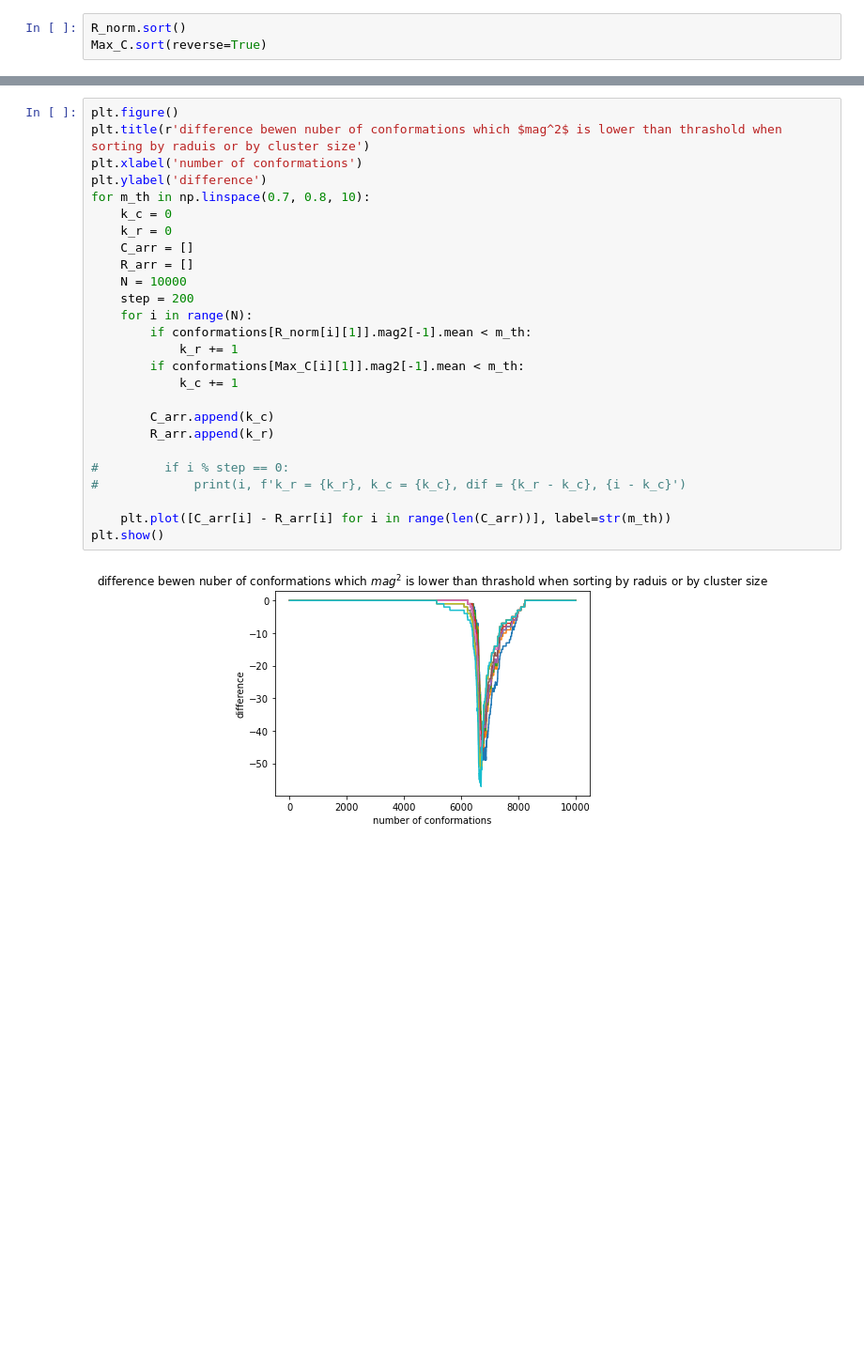
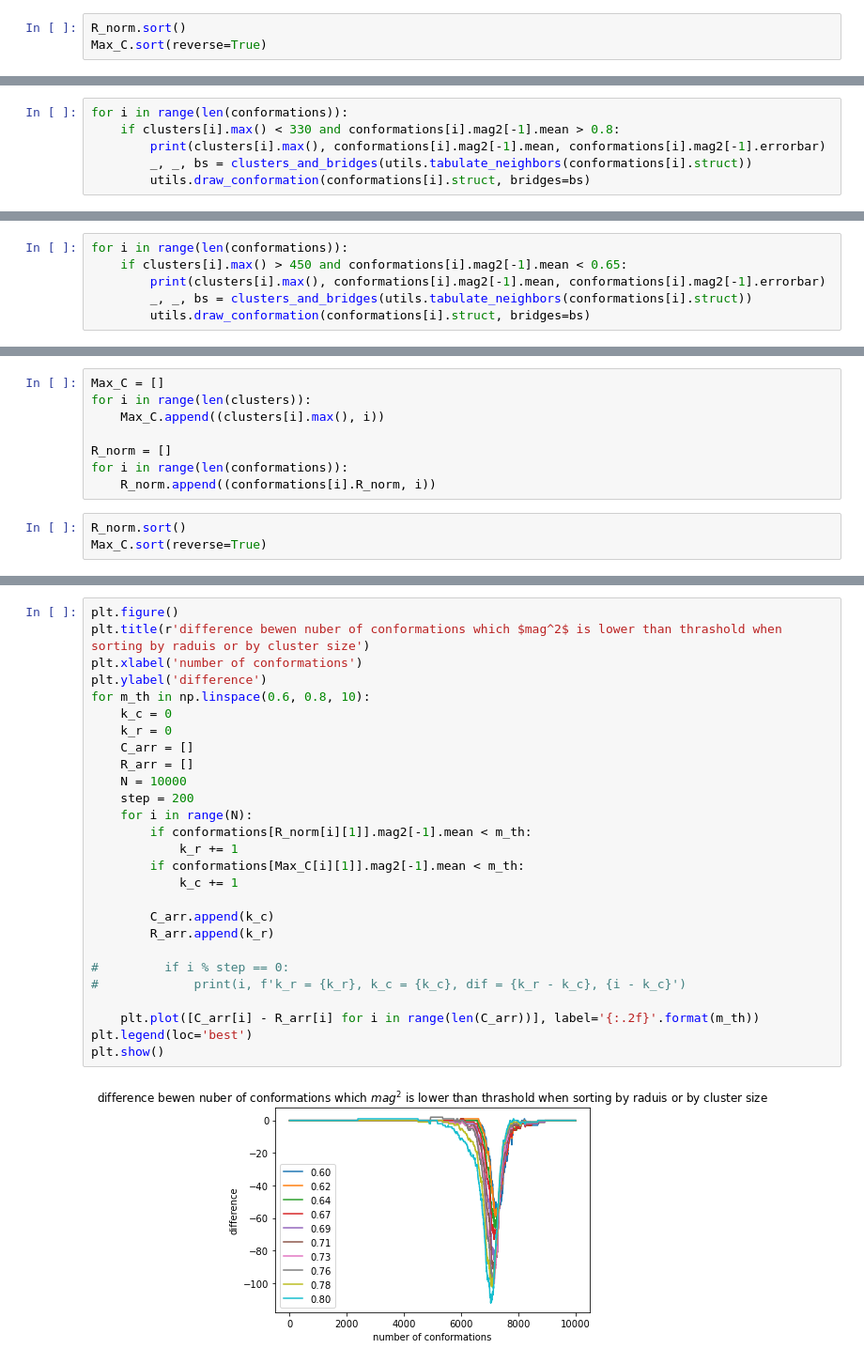
Before and after one commit to MoskalenkoRomanBorisovich/Ising-on-random-conformation, a Jupyter notebook: Conformation_structure_analisis.ipynb, the cells around one changed output, grey strips where cells are left out. Shown at 94% size. Drawn from its saved outputs; the diff is of its cells as text; blank space fills up the shorter version.

```diff
--- a/Conformation_structure_analisis.ipynb
+++ b/Conformation_structure_analisis.ipynb
@@ -833,0 +962,6 @@ Max_C.sort(reverse=True)
+# %%
+for i in range(len(conformations)):
+    if clusters[i].max() < 330 and conformations[i].mag2[-1].mean > 0.8:
+        print(clusters[i].max(), conformations[i].mag2[-1].mean, conformations[i].mag2[-1].errorbar)
+        _, _, bs = clusters_and_bridges(utils.tabulate_neighbors(conformations[i].struct))
+        utils.draw_conformation(conformations[i].struct, bridges=bs)
@@ -833,0 +982,6 @@ Max_C.sort(reverse=True)
+# %%
+for i in range(len(conformations)):
+    if clusters[i].max() > 450 and conformations[i].mag2[-1].mean < 0.65:
+        print(clusters[i].max(), conformations[i].mag2[-1].mean, conformations[i].mag2[-1].errorbar)
+        _, _, bs = clusters_and_bridges(utils.tabulate_neighbors(conformations[i].struct))
+        utils.draw_conformation(conformations[i].struct, bridges=bs)
@@ -833,0 +991,11 @@ Max_C.sort(reverse=True)
+# %%
+Max_C = []
+for i in range(len(clusters)):
+    Max_C.append((clusters[i].max(), i))
+
+R_norm = []
+for i in range(len(conformations)):
+    R_norm.append((conformations[i].R_norm, i))
+# %%
+R_norm.sort()
+Max_C.sort(reverse=True)
@@ -834,28 +1010,29 @@ Max_C.sort(reverse=True)
 # %%
 plt.figure()
 plt.title(r'difference bewen nuber of conformations which $mag^2$ is lower than thrashold when sorting by raduis or by cluster size')
 plt.xlabel('number of conformations')
 plt.ylabel('difference')
-for m_th in np.linspace(0.7, 0.8, 10):
+for m_th in np.linspace(0.6, 0.8, 10):
     k_c = 0
     k_r = 0
     C_arr = []
     R_arr = []
     N = 10000
     step = 200
     for i in range(N):
         if conformations[R_norm[i][1]].mag2[-1].mean < m_th:
             k_r += 1
         if conformations[Max_C[i][1]].mag2[-1].mean < m_th:
             k_c += 1
 
         C_arr.append(k_c)
         R_arr.append(k_r)
 
 #         if i % step == 0:
 #             print(i, f'k_r = {k_r}, k_c = {k_c}, dif = {k_r - k_c}, {i - k_c}')
 
-    plt.plot([C_arr[i] - R_arr[i] for i in range(len(C_arr))], label=str(m_th))
+    plt.plot([C_arr[i] - R_arr[i] for i in range(len(C_arr))], label='{:.2f}'.format(m_th))
+plt.legend(loc='best')
 plt.show()
 # %% [output]
-[figure, old version]
+[figure, new version]
```
Also changed, not shown: parts of 50 cells of this notebook.
